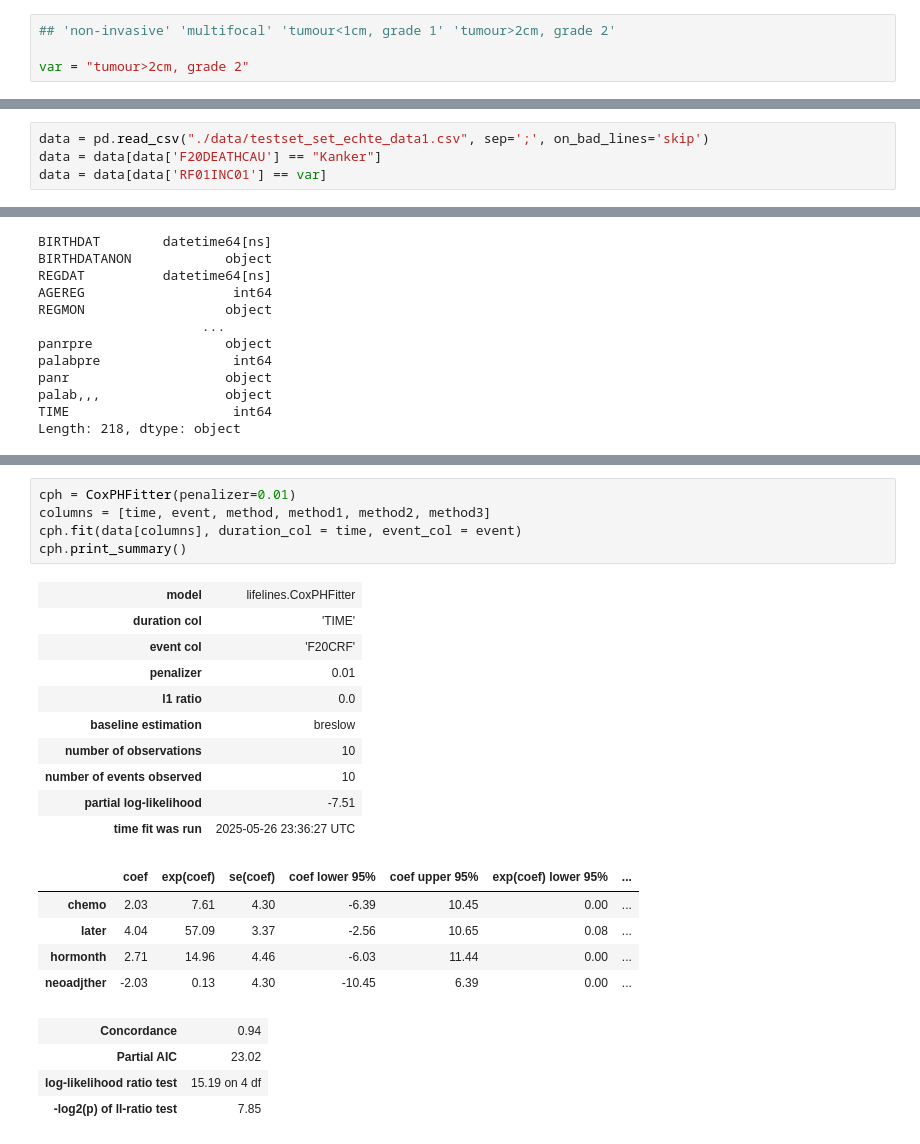
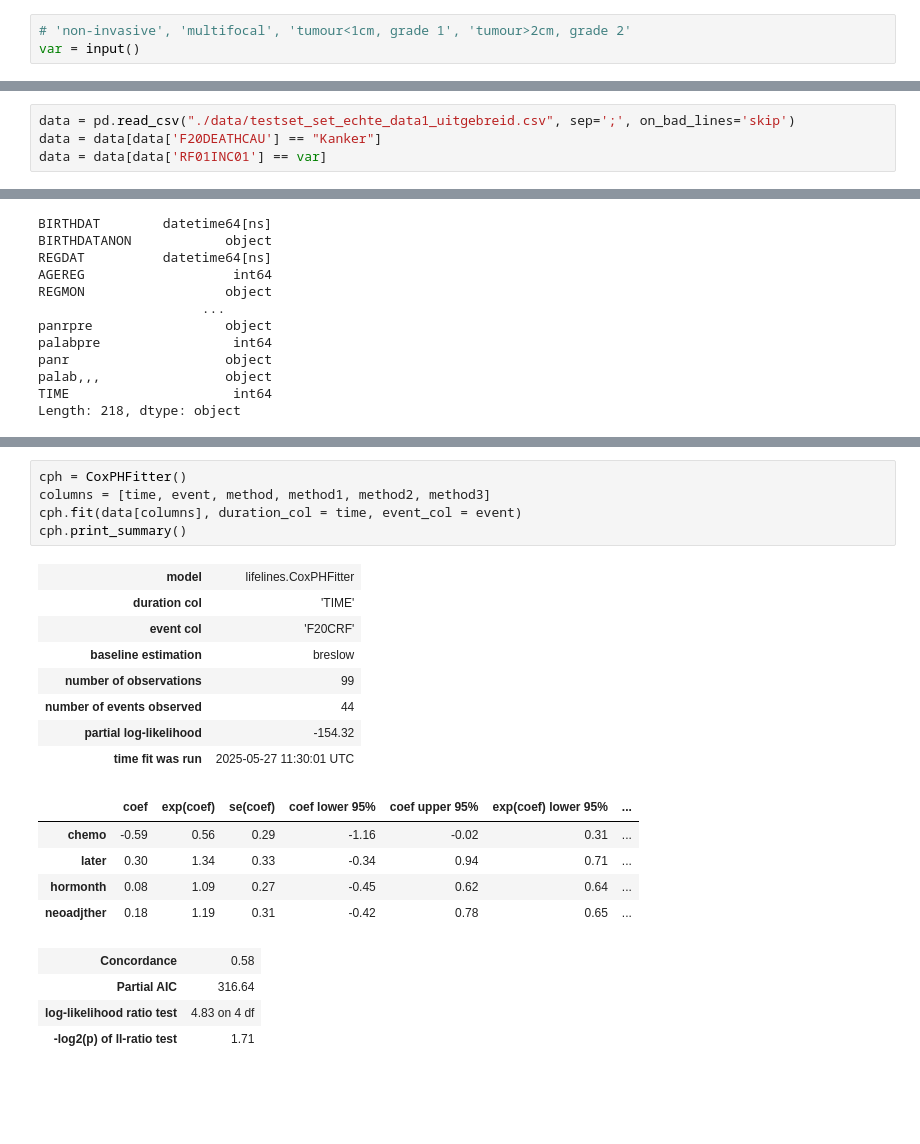
Before and after one commit to Oriantar/IMINDAA, a Jupyter notebook: coxmodel.ipynb, the cells around one changed output, grey strips where cells are left out. Drawn from its saved outputs; the diff is of its cells as text; blank space fills up the shorter version.

```diff
--- a/coxmodel.ipynb
+++ b/coxmodel.ipynb
@@ -4,6 +4,5 @@ from lifelines import KaplanMeierFitter, CoxPHFitter
 import matplotlib.pyplot as plt
 import itertools as it
 # %%
-## 'non-invasive' 'multifocal' 'tumour<1cm, grade 1' 'tumour>2cm, grade 2'
-
-var = "tumour>2cm, grade 2"
+# 'non-invasive', 'multifocal', 'tumour<1cm, grade 1', 'tumour>2cm, grade 2'
+var = input()
@@ -10,5 +11,5 @@ var = "tumour>2cm, grade 2"
 # %%
-data = pd.read_csv("./data/testset_set_echte_data1.csv", sep=';', on_bad_lines='skip')
+data = pd.read_csv("./data/testset_set_echte_data1_uitgebreid.csv", sep=';', on_bad_lines='skip')
 data = data[data['F20DEATHCAU'] == "Kanker"]
 data = data[data['RF01INC01'] == var]
 # %%
@@ -75,28 +76,26 @@ kmf.plot_survival_function()
 # %%
-cph = CoxPHFitter(penalizer=0.01)
+cph = CoxPHFitter()
 columns = [time, event, method, method1, method2, method3]
 cph.fit(data[columns], duration_col = time, event_col = event)
 cph.print_summary()
 # %% [output]
 | model | lifelines.CoxPHFitter |
 | duration col | 'TIME' |
 | event col | 'F20CRF' |
-| penalizer | 0.01 |
-| l1 ratio | 0.0 |
 | baseline estimation | breslow |
-| number of observations | 10 |
-| number of events observed | 10 |
-| partial log-likelihood | -7.51 |
-| time fit was run | 2025-05-26 23:36:27 UTC |
+| number of observations | 99 |
+| number of events observed | 44 |
+| partial log-likelihood | -154.32 |
+| time fit was run | 2025-05-27 11:30:01 UTC |
 |  | coef | exp(coef) | se(coef) | coef lower 95% | coef upper 95% | exp(coef) lower 95% | ... |
-| chemo | 2.03 | 7.61 | 4.30 | -6.39 | 10.45 | 0.00 | ... |
-| later | 4.04 | 57.09 | 3.37 | -2.56 | 10.65 | 0.08 | ... |
-| hormonth | 2.71 | 14.96 | 4.46 | -6.03 | 11.44 | 0.00 | ... |
-| neoadjther | -2.03 | 0.13 | 4.30 | -10.45 | 6.39 | 0.00 | ... |
+| chemo | -0.59 | 0.56 | 0.29 | -1.16 | -0.02 | 0.31 | ... |
+| later | 0.30 | 1.34 | 0.33 | -0.34 | 0.94 | 0.71 | ... |
+| hormonth | 0.08 | 1.09 | 0.27 | -0.45 | 0.62 | 0.64 | ... |
+| neoadjther | 0.18 | 1.19 | 0.31 | -0.42 | 0.78 | 0.65 | ... |
-| Concordance | 0.94 |
-| Partial AIC | 23.02 |
-| log-likelihood ratio test | 15.19 on 4 df |
-| -log2(p) of ll-ratio test | 7.85 |
+| Concordance | 0.58 |
+| Partial AIC | 316.64 |
+| log-likelihood ratio test | 4.83 on 4 df |
+| -log2(p) of ll-ratio test | 1.71 |
 # %%
 cph.plot()
 # %% [output]
```
Also changed, not shown: parts of 7 cells of this notebook.
